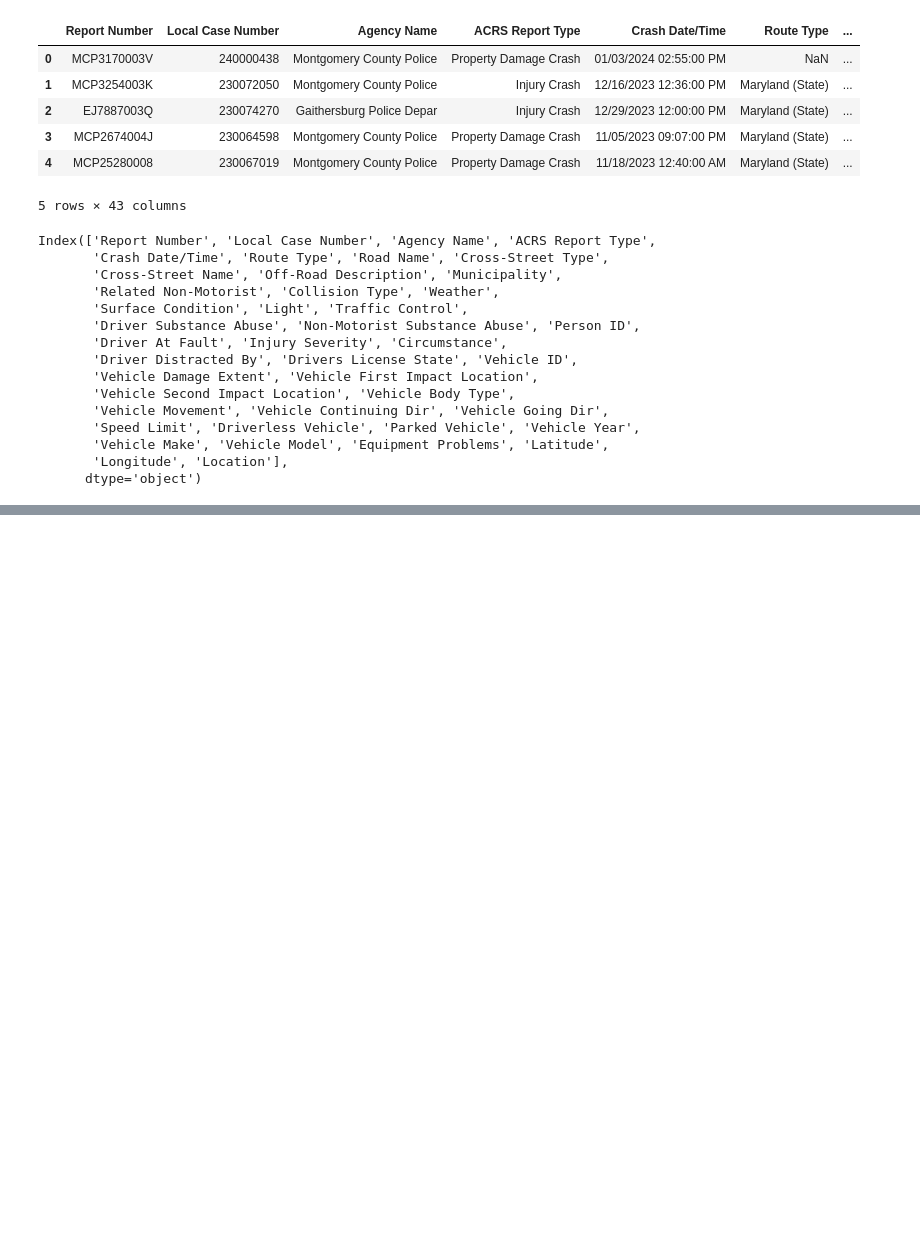
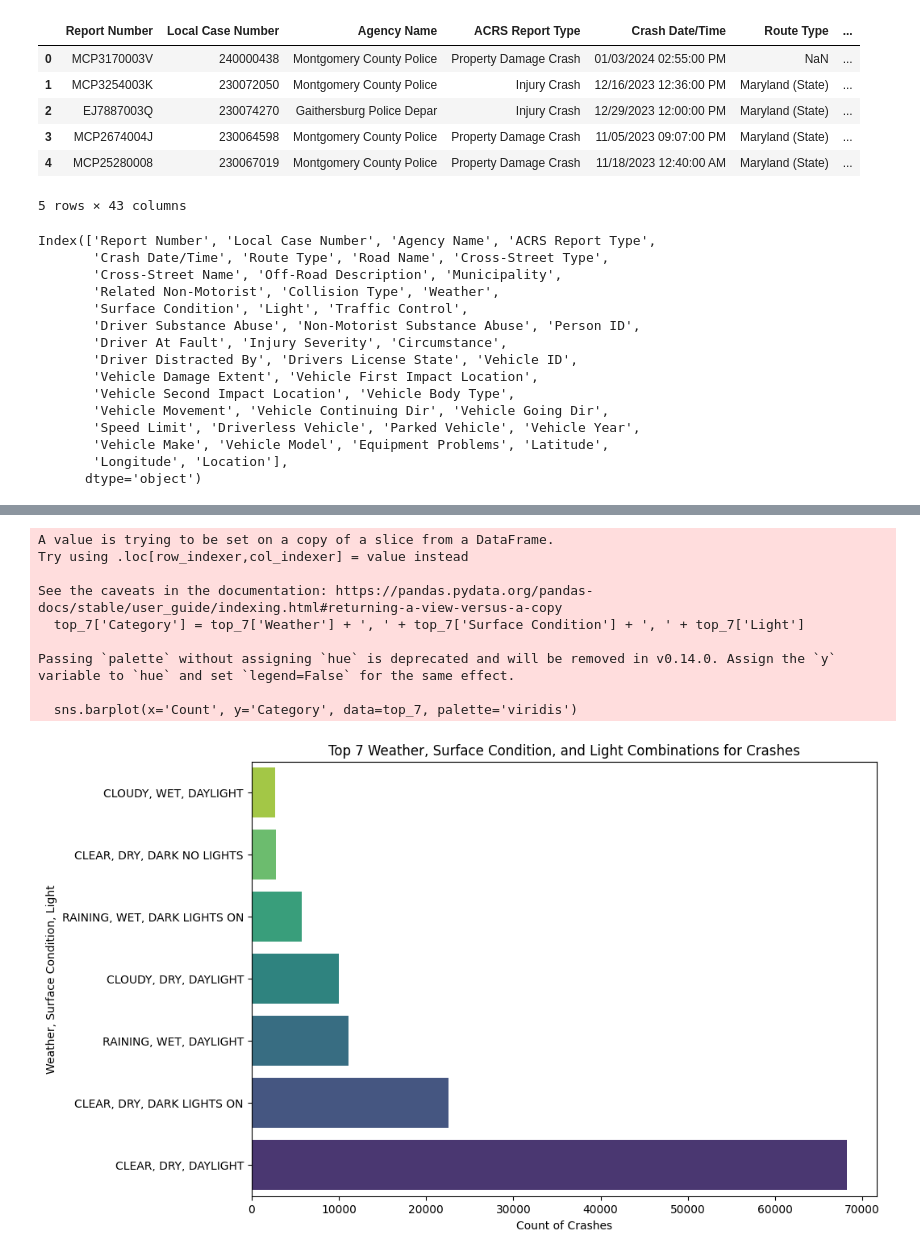
Before and after one commit to ris3abh/Collisions_prediction, a Jupyter notebook: code/RG_EDA.ipynb, the cells around one changed output, grey strips where cells are left out. Drawn from its saved outputs; the diff is of its cells as text; code cells hidden in the pictures; blank space fills up the shorter version.

```diff
--- a/code/RG_EDA.ipynb
+++ b/code/RG_EDA.ipynb
@@ -87,0 +36,2 @@ plt.show()
+# %%
+crashes_based_weather = df.groupby(['Weather', 'Surface Condition','Light']).size().reset_index(name='Count').sort_values(by='Count', ascending=False)
@@ -87,0 +54,27 @@ plt.show()
+# %%
+
+# Selecting the top 7
+top_7 = crashes_based_weather.head(7)
+
+# Creating a new column for the combined category label
+top_7['Category'] = top_7['Weather'] + ', ' + top_7['Surface Condition'] + ', ' + top_7['Light']
+
+# Plotting the data using seaborn
+plt.figure(figsize=(10, 7))
+sns.barplot(x='Count', y='Category', data=top_7, palette='viridis')
+plt.xlabel('Count of Crashes')
+plt.ylabel('Weather, Surface Condition, Light')
+plt.title('Top 7 Weather, Surface Condition, and Light Combinations for Crashes')
+plt.gca().invert_yaxis()  # Invert y-axis to have the highest count at the top
+plt.show()
+# %% [output]
+A value is trying to be set on a copy of a slice from a DataFrame.
+Try using .loc[row_indexer,col_indexer] = value instead
+
+See the caveats in the documentation: https://pandas.pydata.org/pandas-docs/stable/user_guide/indexing.html#returning-a-view-versus-a-copy
+  top_7['Category'] = top_7['Weather'] + ', ' + top_7['Surface Condition'] + ', ' + top_7['Light']
+
+Passing `palette` without assigning `hue` is deprecated and will be removed in v0.14.0. Assign the `y` variable to `hue` and set `legend=False` for the same effect.
+
+  sns.barplot(x='Count', y='Category', data=top_7, palette='viridis')
+[figure, added]
```
Also changed, not shown: parts of 16 cells of this notebook.
